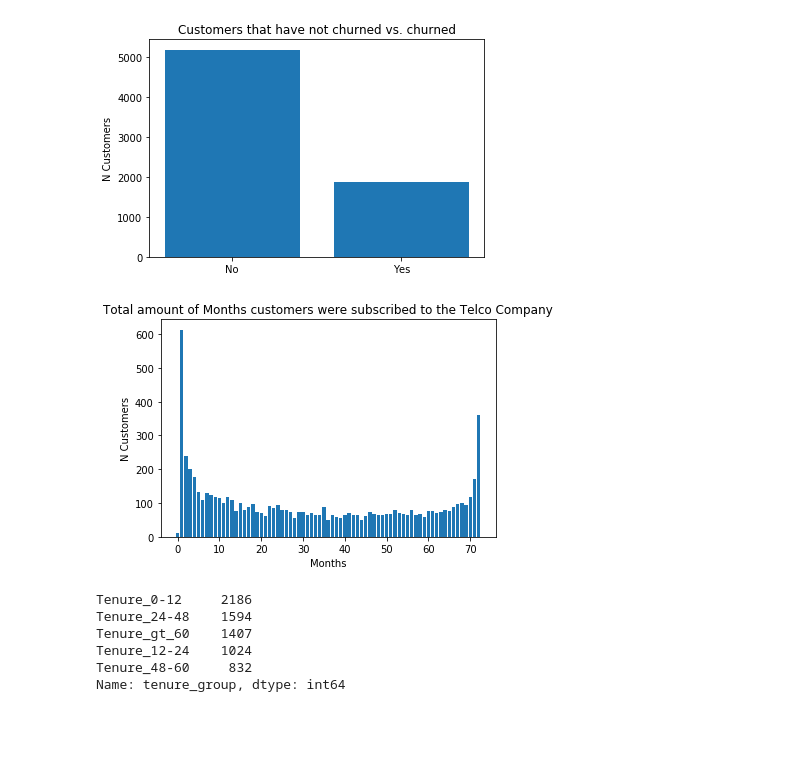
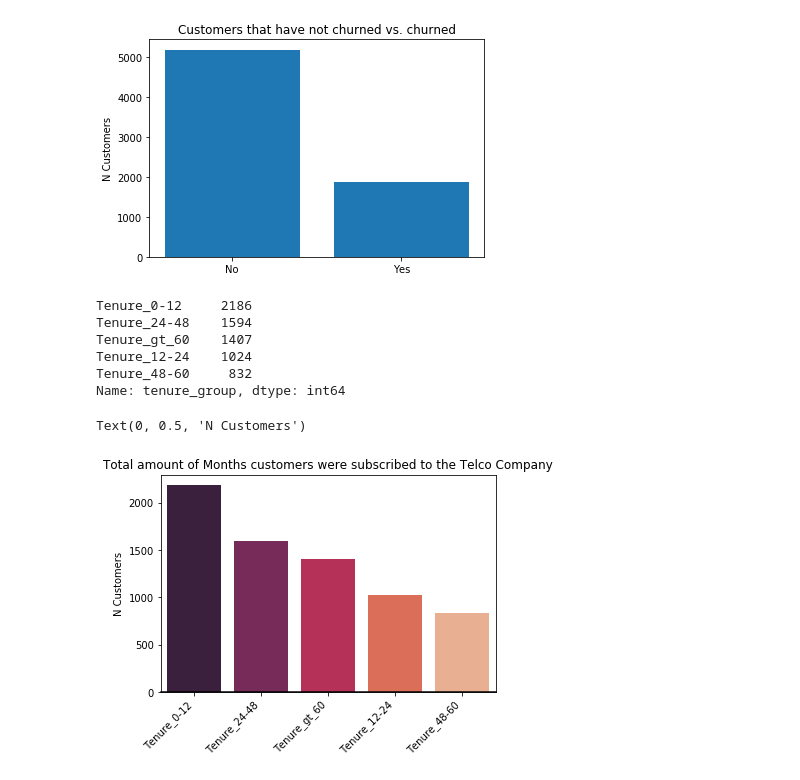
Before and after one commit to edab96/AI-and-Robotics-Project, a Jupyter notebook: Telco Churn EDA.ipynb, the cells around one changed output. Saved outputs shown, nothing was run; the diff lists cells and outputs as text; code cells hidden in the pictures; blank space fills up the shorter version.

Commit message:
updated visualization to seaborn

```diff
--- a/Telco Churn EDA.ipynb
+++ b/Telco Churn EDA.ipynb
@@ -105,13 +98 @@ labels = []
-# %%
-# plotting tenure distribution (the time customers have stayed in months)
-lab_tenure = df['tenure'].value_counts().keys().tolist()
-val_tenure = df['tenure'].value_counts().values.tolist()
-
-plt.bar(lab_tenure,val_tenure)
-plt.title('Total amount of Months customers were subscribed to the Telco Company')
-plt.xlabel('Months')
-plt.ylabel('N Customers')
-plt.show()
-# %% [output]
-[figure, removed]
 # %%
@@ -130,12 +111,26 @@ def tenure_lab(df) :
         return "Tenure_gt_60"
 # %%
 df["tenure_group"] = df.apply(lambda df:tenure_lab(df),axis = 1)
-# %%
-df['tenure_group'].value_counts()
-# %% [output]
-Tenure_0-12     2186
-Tenure_24-48    1594
-Tenure_gt_60    1407
-Tenure_12-24    1024
-Tenure_48-60     832
-Name: tenure_group, dtype: int64
+# %%
+print(df['tenure_group'].value_counts())
+
+tenureGroups = df['tenure_group'].value_counts().keys().tolist()
+tenureGroupsvals = df['tenure_group'].value_counts().values.tolist()
+# %% [output]
+Tenure_0-12     2186
+Tenure_24-48    1594
+Tenure_gt_60    1407
+Tenure_12-24    1024
+Tenure_48-60     832
+Name: tenure_group, dtype: int64
+# %%
+ax = sns.barplot(x=tenureGroups, y=tenureGroupsvals, palette="rocket")
+ax.axhline(0, color="k", clip_on=False)
+ax.set_title('Total amount of Months customers were subscribed to the Telco Company')
+ax.set_xticklabels(ax.get_xticklabels(), rotation=45, horizontalalignment='right')
+ax.set_ylabel("N Customers")
+
+# Most customers were subscribed 0 to 12 months. The longer the subscription time the less customers.
+# %% [output]
+Text(0, 0.5, 'N Customers')
+[figure, added]
```
Also changed, not shown: parts of 5 cells of this notebook.
